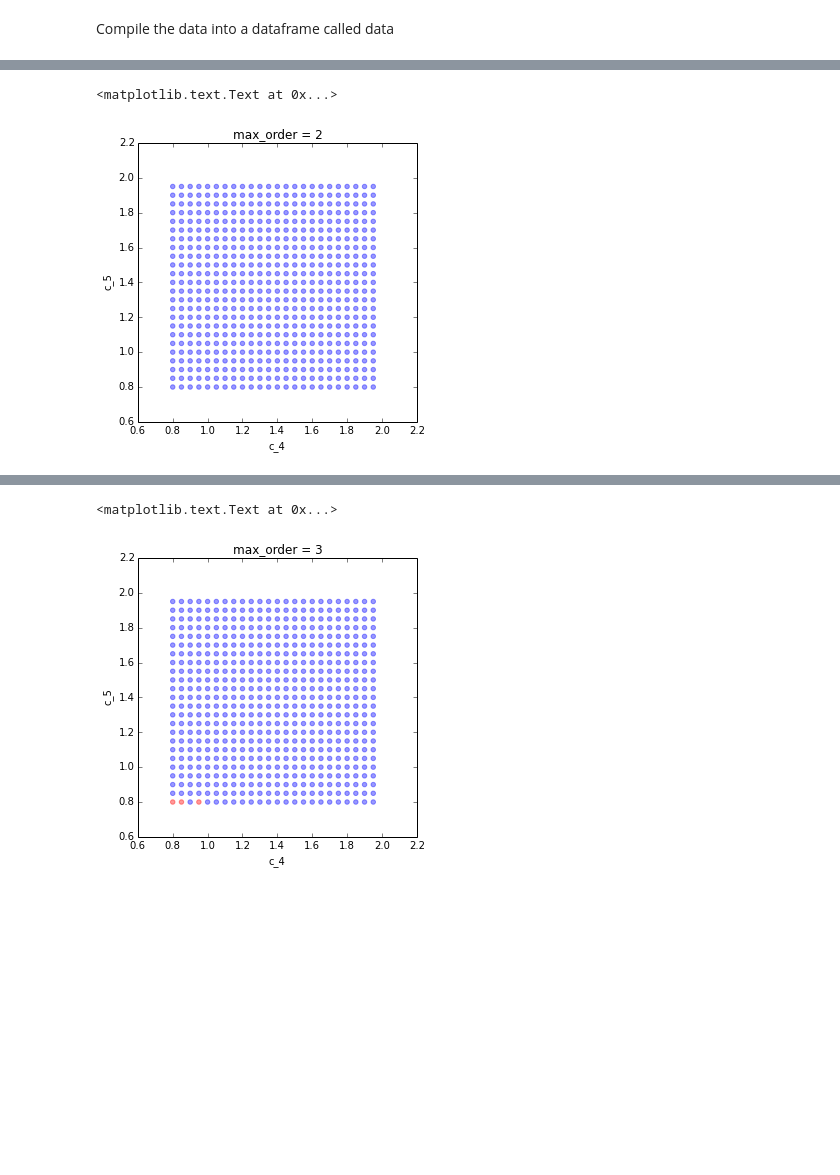
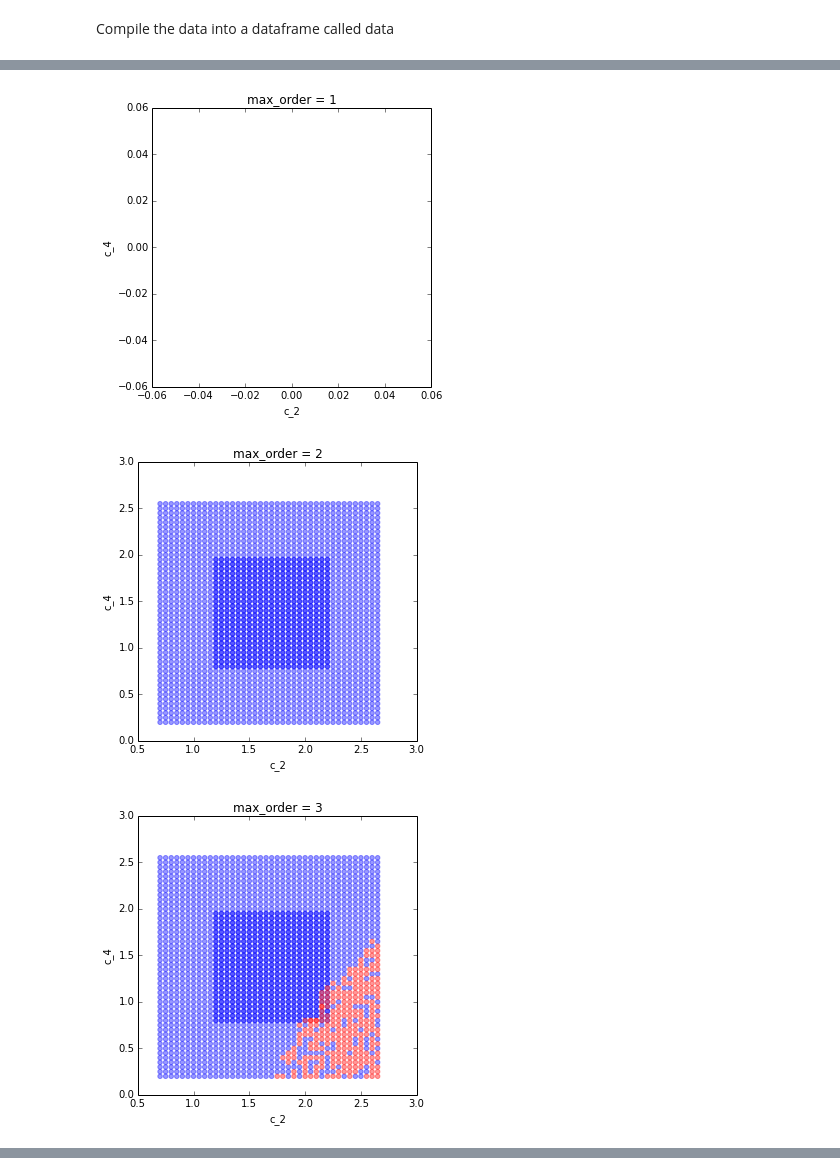
Before and after one commit to theosysbio/means, a Jupyter notebook: scripts/stability_analysis/analysis-k1-k5-only.ipynb, the cells around one changed output, grey strips where cells are left out. Saved outputs shown, nothing was run; the diff lists cells and outputs as text; code cells hidden in the pictures; blank space fills up the shorter version.

Commit message:
updated the analysis to work with new data

```diff
--- a/scripts/stability_analysis/analysis-k1-k5-only.ipynb
+++ b/scripts/stability_analysis/analysis-k1-k5-only.ipynb
@@ -63,6 +61,6 @@ def compile_data_from_tar_gz(tar_filename):
 # %% [markdown]
 Compile the data into a dataframe called data
 # %%
-%%cache compiled-data.k5-k6-only.pkl data
-data = compile_data_from_tar_gz('data-k5-k6-only.tar.gz')
+%%cache compiled-data.03-05.pkl data
+data = compile_data_from_tar_gz('data-03-05.tar.gz')
 # %% [output]
@@ -72,0 +81,2 @@ data_exceptions_as_status.exception = ~data.exception.isnull()
+# %%
+data_exceptions_as_status = data_exceptions_as_status[data_exceptions_as_status.c_5 == 0.96]
@@ -84,9 +114,11 @@ def plot_scatter(data, x, y):
     ax.set_xlabel(x)
     ax.set_ylabel(y)
 # %%
-max_order = 2
-plot_scatter(data_exceptions_as_status[data_exceptions_as_status.max_order==max_order], 'c_4', 'c_5')
-plt.title('max_order = {0}'.format(max_order))
+for max_order in [1,2,3,4,5]:
+    plt.figure()
+    plot_scatter(data_exceptions_as_status[data_exceptions_as_status.max_order==max_order], 'c_2', 'c_4')
+    plt.title('max_order = {0}'.format(max_order))
 # %% [output]
-<matplotlib.text.Text at 0x...>
-[figure, old version]
+[figure, new version]
+[figure, added]
+[figure, added]
@@ -93,7 +126,0 @@ plt.title('max_order = {0}'.format(max_order))
-# %%
-max_order = 3
-plot_scatter(data_exceptions_as_status[data_exceptions_as_status.max_order==max_order], 'c_4', 'c_5')
-plt.title('max_order = {0}'.format(max_order))
-# %% [output]
-<matplotlib.text.Text at 0x...>
-[figure, removed]
```
Also changed, not shown: parts of 10 cells of this notebook.
